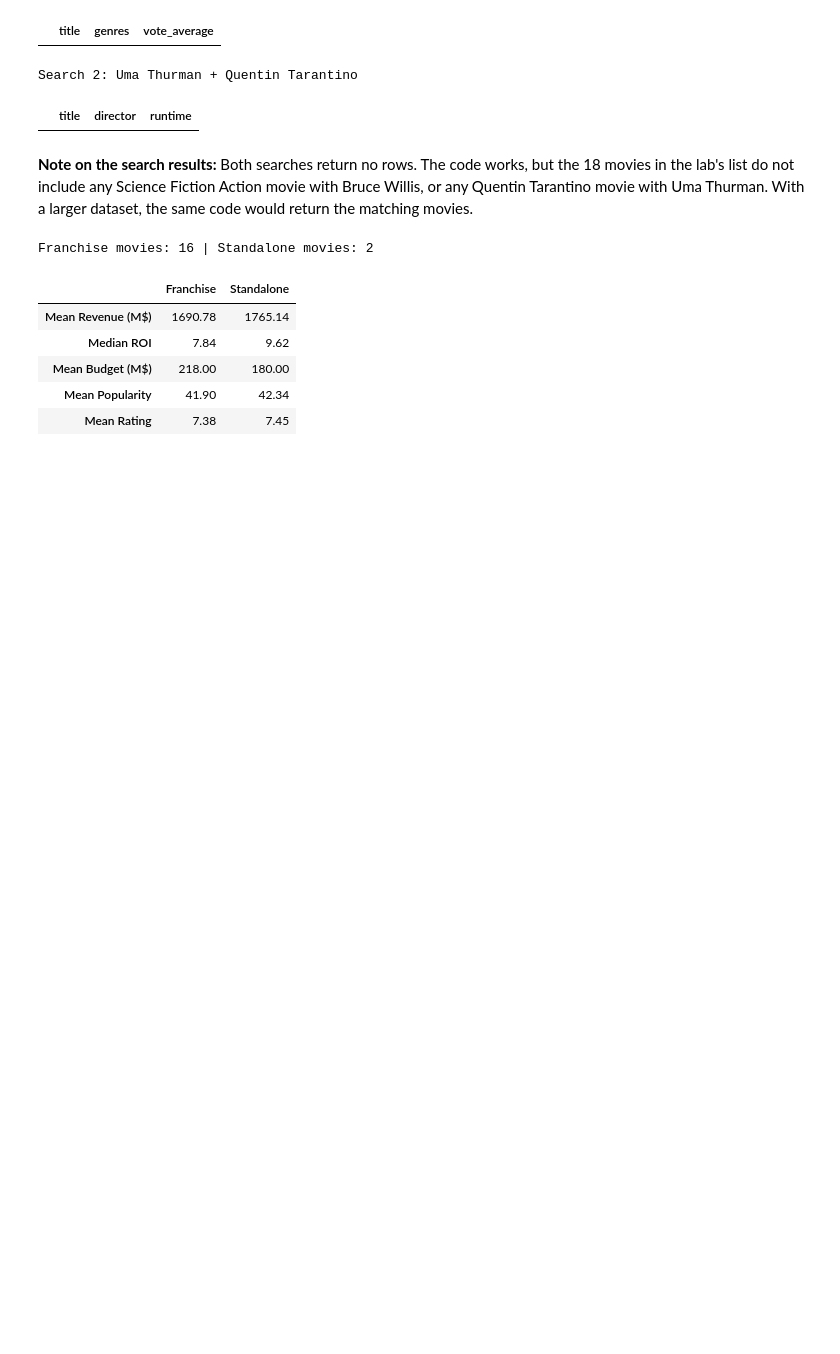
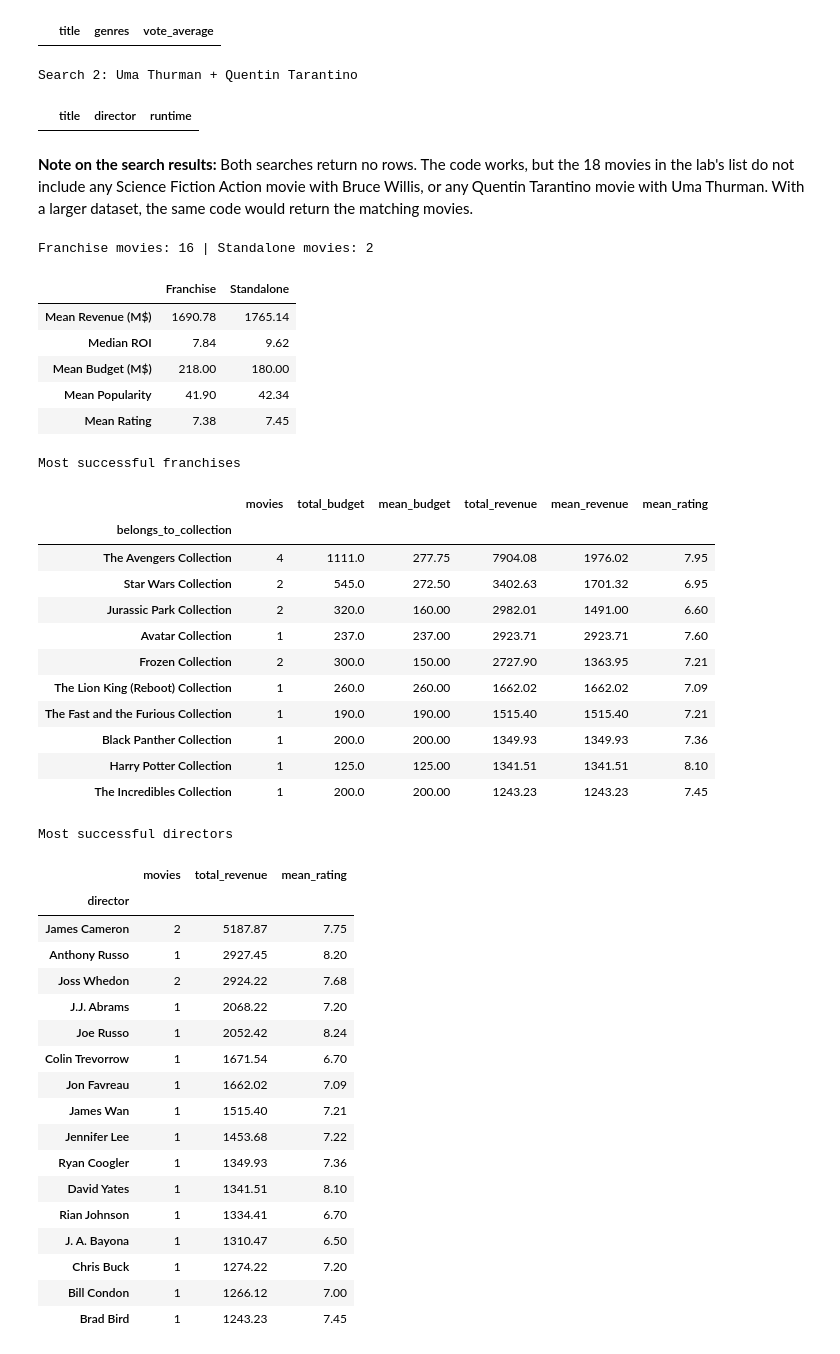
Before and after one commit to mutochris04-ctrl/tmdb-movie-data-analysis, a Jupyter notebook: tmdb_analysis.ipynb, the cells around one changed output. Drawn from its saved outputs; the diff is of its cells as text; code cells hidden in the pictures; blank space fills up the shorter version.

Commit message:
feat: rank most successful franchises and directors

```diff
--- a/tmdb_analysis.ipynb
+++ b/tmdb_analysis.ipynb
@@ -359,3 +359,61 @@ Franchise movies: 16 | Standalone movies: 2
 | Mean Budget (M$) | 218.00 | 180.00 |
 | Mean Popularity | 41.90 | 42.34 |
 | Mean Rating | 7.38 | 7.45 |
+# %%
+# Step 14: Most successful franchises and directors
+
+# Franchises: group the franchise movies by collection name
+franchise_stats = franchise.groupby("belongs_to_collection").agg(
+    movies=("id", "count"),
+    total_budget=("budget_musd", "sum"),
+    mean_budget=("budget_musd", "mean"),
+    total_revenue=("revenue_musd", "sum"),
+    mean_revenue=("revenue_musd", "mean"),
+    mean_rating=("vote_average", "mean"),
+)
+franchise_stats = franchise_stats.sort_values("total_revenue", ascending=False)
+print("Most successful franchises")
+display(franchise_stats.round(2))
+
+# Directors: group all movies by director
+director_stats = df.groupby("director").agg(
+    movies=("id", "count"),
+    total_revenue=("revenue_musd", "sum"),
+    mean_rating=("vote_average", "mean"),
+)
+director_stats = director_stats.sort_values("total_revenue", ascending=False)
+print("Most successful directors")
+display(director_stats.round(2))
+# %% [output]
+Most successful franchises
+|  | movies | total_budget | mean_budget | total_revenue | mean_revenue | mean_rating |
+| belongs_to_collection |  |  |  |  |  |  |
+| The Avengers Collection | 4 | 1111.0 | 277.75 | 7904.08 | 1976.02 | 7.95 |
+| Star Wars Collection | 2 | 545.0 | 272.50 | 3402.63 | 1701.32 | 6.95 |
+| Jurassic Park Collection | 2 | 320.0 | 160.00 | 2982.01 | 1491.00 | 6.60 |
+| Avatar Collection | 1 | 237.0 | 237.00 | 2923.71 | 2923.71 | 7.60 |
+| Frozen Collection | 2 | 300.0 | 150.00 | 2727.90 | 1363.95 | 7.21 |
+| The Lion King (Reboot) Collection | 1 | 260.0 | 260.00 | 1662.02 | 1662.02 | 7.09 |
+| The Fast and the Furious Collection | 1 | 190.0 | 190.00 | 1515.40 | 1515.40 | 7.21 |
+| Black Panther Collection | 1 | 200.0 | 200.00 | 1349.93 | 1349.93 | 7.36 |
+| Harry Potter Collection | 1 | 125.0 | 125.00 | 1341.51 | 1341.51 | 8.10 |
+| The Incredibles Collection | 1 | 200.0 | 200.00 | 1243.23 | 1243.23 | 7.45 |
+Most successful directors
+|  | movies | total_revenue | mean_rating |
+| director |  |  |  |
+| James Cameron | 2 | 5187.87 | 7.75 |
+| Anthony Russo | 1 | 2927.45 | 8.20 |
+| Joss Whedon | 2 | 2924.22 | 7.68 |
+| J.J. Abrams | 1 | 2068.22 | 7.20 |
+| Joe Russo | 1 | 2052.42 | 8.24 |
+| Colin Trevorrow | 1 | 1671.54 | 6.70 |
+| Jon Favreau | 1 | 1662.02 | 7.09 |
+| James Wan | 1 | 1515.40 | 7.21 |
+| Jennifer Lee | 1 | 1453.68 | 7.22 |
+| Ryan Coogler | 1 | 1349.93 | 7.36 |
+| David Yates | 1 | 1341.51 | 8.10 |
+| Rian Johnson | 1 | 1334.41 | 6.70 |
+| J. A. Bayona | 1 | 1310.47 | 6.50 |
+| Chris Buck | 1 | 1274.22 | 7.20 |
+| Bill Condon | 1 | 1266.12 | 7.00 |
+| Brad Bird | 1 | 1243.23 | 7.45 |
```
